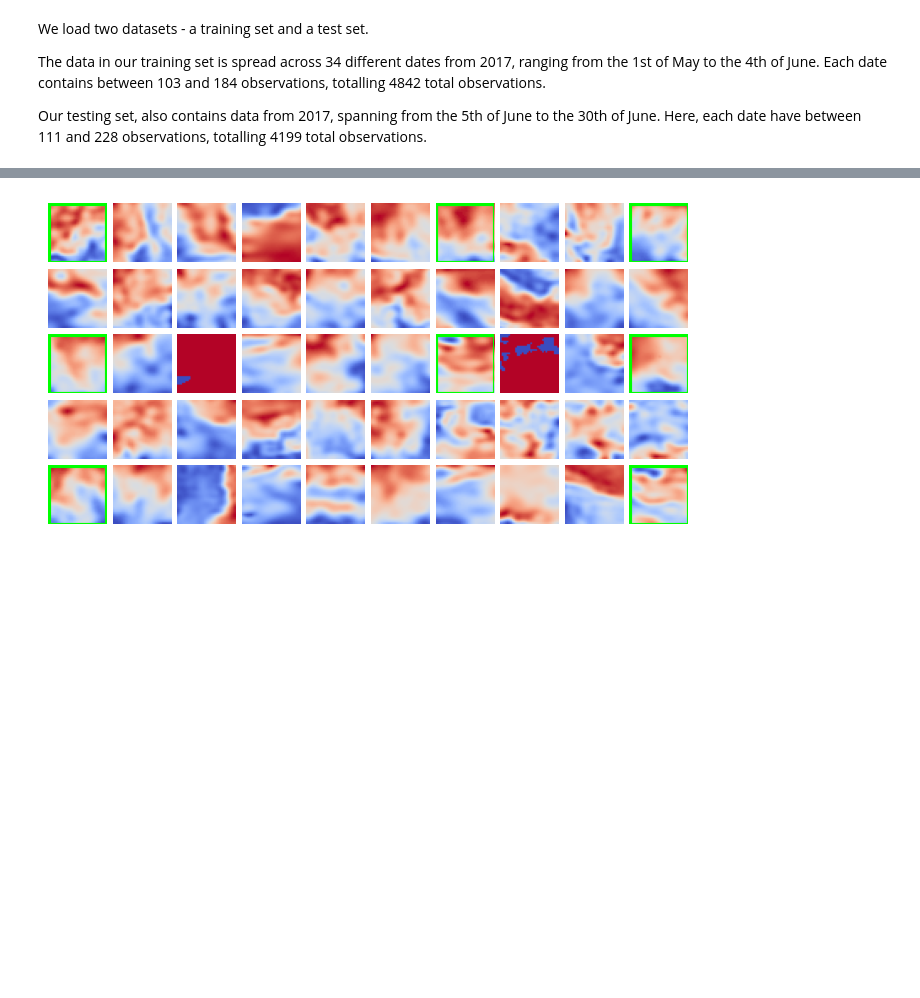
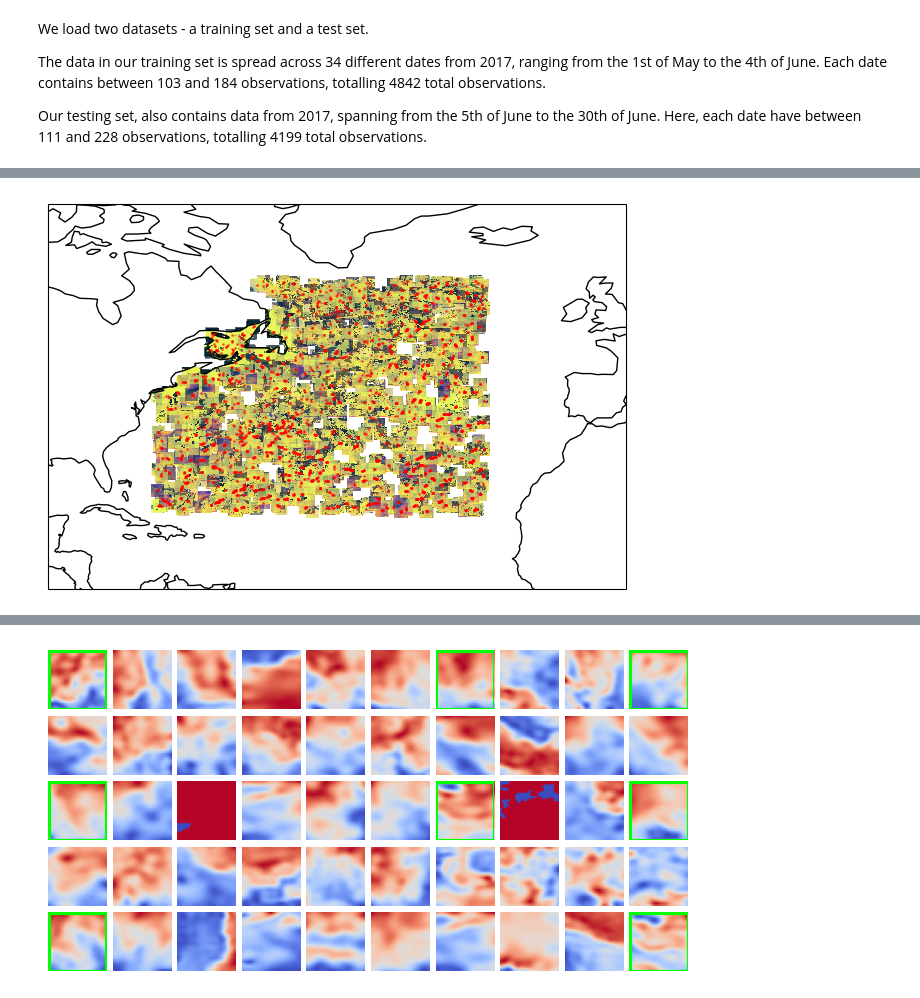
Before and after one commit to jonassterud/OCES5303_A3, a Jupyter notebook: ass3_oces5303_21335836.ipynb, the cells around one changed output, grey strips where cells are left out. Drawn from its saved outputs; the diff is of its cells as text; code cells hidden in the pictures; blank space fills up the shorter version.

```diff
--- a/ass3_oces5303_21335836.ipynb
+++ b/ass3_oces5303_21335836.ipynb
@@ -315,0 +446,4 @@ for i, ax in enumerate(axs.flat):
+# %%
+images_on_map(df_train, ["SST", "CHLA"], cm=cmocean.cm.thermal, alpha=0.5, mark_eddy_centre=True)
+# %% [output]
+[figure, added]
```
Also changed, not shown: parts of 29 cells of this notebook.
